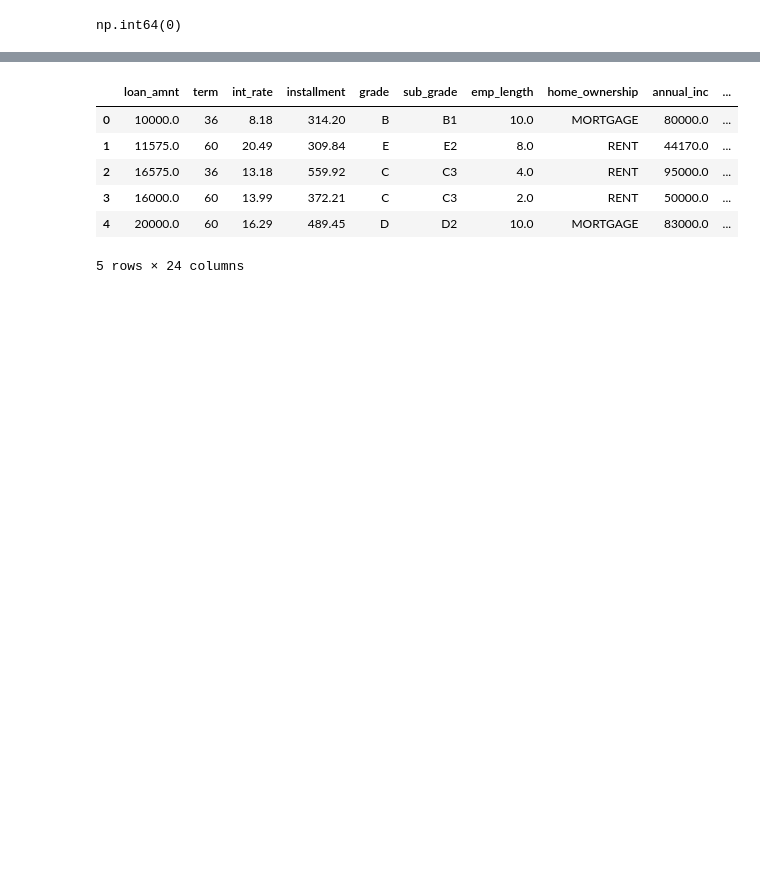
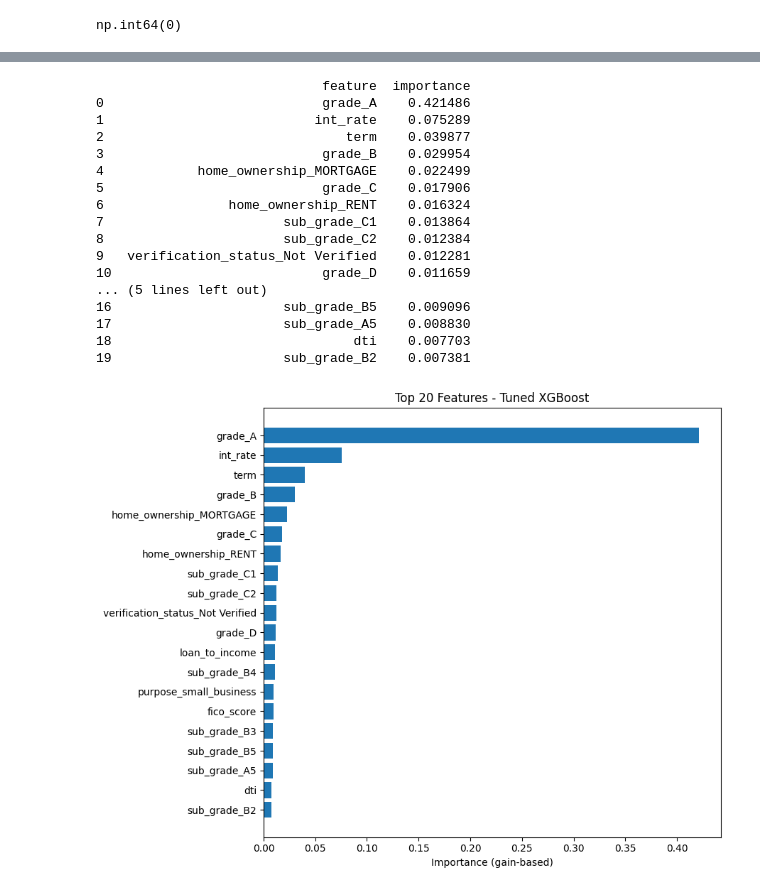
Before and after one commit to souradipdey166/lending-club-default-predictor, a Jupyter notebook: 00_experiment.ipynb, the cells around one changed output, grey strips where cells are left out. Cells and saved outputs as stored; diff of their text form; code cells hidden in the pictures; blank space fills up the shorter version.

```diff
--- a/00_experiment.ipynb
+++ b/00_experiment.ipynb
@@ -1135,10 +1119,59 @@ ROC-AUC  : 0.7010
-# %%
-df.head()
-# %% [output]
-|  | loan_amnt | term | int_rate | installment | grade | sub_grade | emp_length | home_ownership | annual_inc | ... |
-| 0 | 10000.0 | 36 | 8.18 | 314.20 | B | B1 | 10.0 | MORTGAGE | 80000.0 | ... |
-| 1 | 11575.0 | 60 | 20.49 | 309.84 | E | E2 | 8.0 | RENT | 44170.0 | ... |
-| 2 | 16575.0 | 36 | 13.18 | 559.92 | C | C3 | 4.0 | RENT | 95000.0 | ... |
-| 3 | 16000.0 | 60 | 13.99 | 372.21 | C | C3 | 2.0 | RENT | 50000.0 | ... |
-| 4 | 20000.0 | 60 | 16.29 | 489.45 | D | D2 | 10.0 | MORTGAGE | 83000.0 | ... |
-5 rows × 24 columns
+# %%
+import pandas as pd
+import matplotlib.pyplot as plt
+
+# Tuned XGBoost pipeline (already fitted)
+best_xgb = best_estimators["xgboost"]
+
+# Pull the fitted steps out of the pipeline
+preprocessor_fitted = best_xgb.named_steps["preprocessor"]
+xgb_model = best_xgb.named_steps["XGB"]
+
+# Feature names after scaling + one-hot encoding
+feature_names = preprocessor_fitted.get_feature_names_out()
+
+# Clean the prefixes (num__, cat__) so the plot is readable
+feature_names = [name.split("__", 1)[-1] for name in feature_names]
+
+# Build importance table
+importance_df = (
+    pd.DataFrame({
+        "feature": feature_names,
+        "importance": xgb_model.feature_importances_
+    })
+    .sort_values("importance", ascending=False)
+    .reset_index(drop=True)
+)
+
+print(importance_df.head(20))
+
+# Plot top 20
+top_n = 20
+plt.figure(figsize=(9, 7))
+plt.barh(
+    importance_df["feature"].head(top_n)[::-1],
+    importance_df["importance"].head(top_n)[::-1]
+)
+plt.xlabel("Importance (gain-based)")
+plt.title(f"Top {top_n} Features - Tuned XGBoost")
+plt.tight_layout()
+plt.show()
+# %% [output]
+                             feature  importance
+0                            grade_A    0.421486
+1                           int_rate    0.075289
+2                               term    0.039877
+3                            grade_B    0.029954
+4            home_ownership_MORTGAGE    0.022499
+5                            grade_C    0.017906
+6                home_ownership_RENT    0.016324
+7                       sub_grade_C1    0.013864
+8                       sub_grade_C2    0.012384
+9   verification_status_Not Verified    0.012281
+10                           grade_D    0.011659
+... (5 lines left out)
+16                      sub_grade_B5    0.009096
+17                      sub_grade_A5    0.008830
+18                               dti    0.007703
+19                      sub_grade_B2    0.007381
+[figure, added]
```
Also changed, not shown: parts of 33 cells of this notebook, 1 other file.
